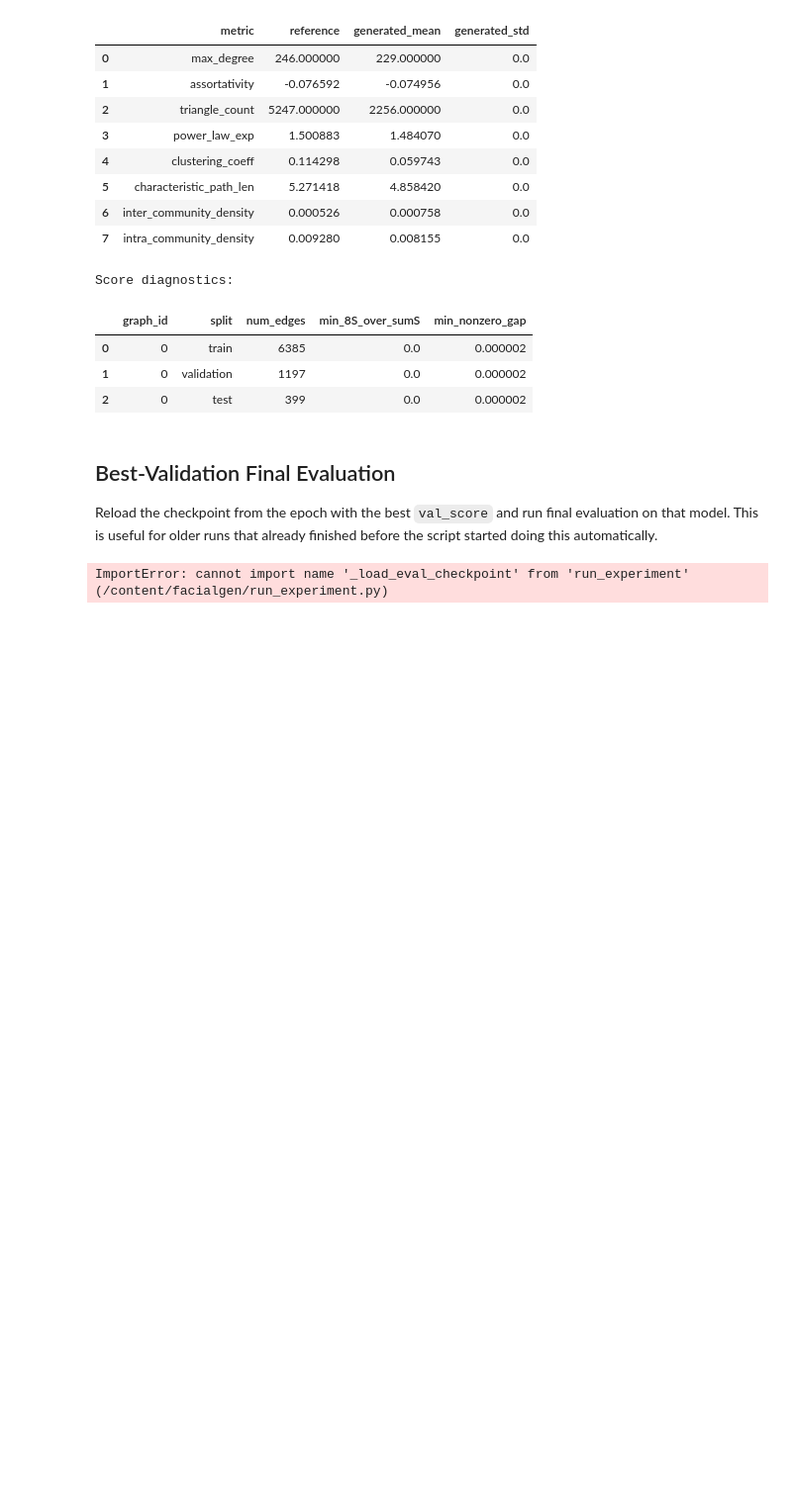
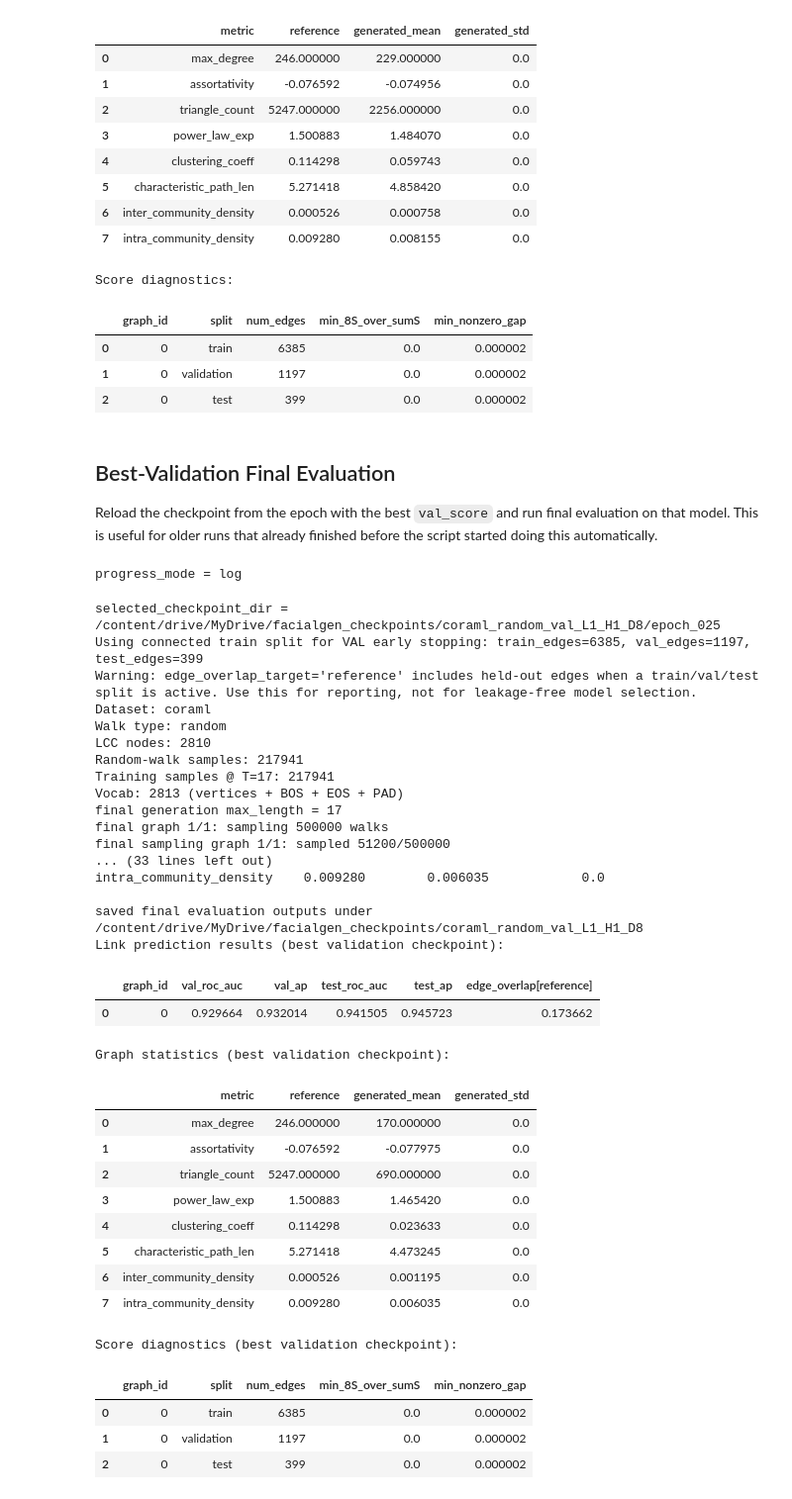
Before and after one commit to rbmuk/facialgen, a Jupyter notebook: run_experiment_notebook.ipynb, the cells around one changed output. Shown at 99% size. Saved outputs shown, nothing was run; the diff lists cells and outputs as text; code cells hidden in the pictures; blank space fills up the shorter version.

```diff
--- a/run_experiment_notebook.ipynb
+++ b/run_experiment_notebook.ipynb
@@ -103,6 +112,7 @@ args = SimpleNamespace(
     early_stop_patience=20,
     early_stop_min_delta=0.0,
     val_fraction=0.15,
+    train_fraction=None,
     test_fraction=0.05,
     split_seed=123,
     eval_generated_walks=100_000,
@@ -318,36 +328,76 @@ Score diagnostics:
 
 Reload the checkpoint from the epoch with the best `val_score` and run final evaluation on that model. This is useful for older runs that already finished before the script started doing this automatically.
 # %%
-from facialgen.train import build_training_objects
-from run_experiment import _load_history, _load_eval_checkpoint, run_final_evaluation
+import facialgen.train as train_mod
+import run_experiment as run_experiment_mod
+
+build_training_objects = train_mod.build_training_objects
+_load_history = run_experiment_mod._load_history
+_load_eval_checkpoint = run_experiment_mod._load_eval_checkpoint
+run_final_evaluation = run_experiment_mod.run_final_evaluation
 
 run_dir = Path(args.save_dir)
 if not run_dir.exists():
     raise RuntimeError(f'Run directory does not exist: {run_dir}')
 
+print('progress_mode =', getattr(args, 'progress_mode', 'tqdm'))
 history = _load_history(run_dir)
 best_model, best_checkpoint_dir = _load_eval_checkpoint(
     run_dir,
     history,
     prefer_best_val=(str(getattr(args, 'early_stop_mode', 'none')) == 'val'),
 )
-print('best_or_eval_checkpoint_dir =', best_checkpoint_dir)
+print('selected_checkpoint_dir =', best_checkpoint_dir)
 
 _, _, _, eval_info = build_training_objects(args)
 lp_table_best, stats_table_best, diag_table_best = run_final_evaluation(
     args,
     model=best_model,
     eval_info=eval_info,
     checkpoint_dir=best_checkpoint_dir,
 )
 
 print('Link prediction results (best validation checkpoint):')
 display(lp_table_best)
 
 print('Graph statistics (best validation checkpoint):')
 display(stats_table_best)
 
 print('Score diagnostics (best validation checkpoint):')
 display(diag_table_best)
 # %% [output]
-ImportError: cannot import name '_load_eval_checkpoint' from 'run_experiment' (/content/facialgen/run_experiment.py)
+progress_mode = log
+selected_checkpoint_dir = /content/drive/MyDrive/facialgen_checkpoints/coraml_random_val_L1_H1_D8/epoch_025
+Using connected train split for VAL early stopping: train_edges=6385, val_edges=1197, test_edges=399
+Warning: edge_overlap_target='reference' includes held-out edges when a train/val/test split is active. Use this for reporting, not for leakage-free model selection.
+Dataset: coraml
+Walk type: random
+LCC nodes: 2810
+Random-walk samples: 217941
+Training samples @ T=17: 217941
+Vocab: 2813 (vertices + BOS + EOS + PAD)
+final generation max_length = 17
+final graph 1/1: sampling 500000 walks
+final sampling graph 1/1: sampled 51200/500000
+... (33 lines left out)
+intra_community_density    0.009280        0.006035            0.0
+
+saved final evaluation outputs under /content/drive/MyDrive/facialgen_checkpoints/coraml_random_val_L1_H1_D8
+Link prediction results (best validation checkpoint):
+|  | graph_id | val_roc_auc | val_ap | test_roc_auc | test_ap | edge_overlap[reference] |
+| 0 | 0 | 0.929664 | 0.932014 | 0.941505 | 0.945723 | 0.173662 |
+Graph statistics (best validation checkpoint):
+|  | metric | reference | generated_mean | generated_std |
+| 0 | max_degree | 246.000000 | 170.000000 | 0.0 |
+| 1 | assortativity | -0.076592 | -0.077975 | 0.0 |
+| 2 | triangle_count | 5247.000000 | 690.000000 | 0.0 |
+| 3 | power_law_exp | 1.500883 | 1.465420 | 0.0 |
+| 4 | clustering_coeff | 0.114298 | 0.023633 | 0.0 |
+| 5 | characteristic_path_len | 5.271418 | 4.473245 | 0.0 |
+| 6 | inter_community_density | 0.000526 | 0.001195 | 0.0 |
+| 7 | intra_community_density | 0.009280 | 0.006035 | 0.0 |
+Score diagnostics (best validation checkpoint):
+|  | graph_id | split | num_edges | min_8S_over_sumS | min_nonzero_gap |
+| 0 | 0 | train | 6385 | 0.0 | 0.000002 |
+| 1 | 0 | validation | 1197 | 0.0 | 0.000002 |
+| 2 | 0 | test | 399 | 0.0 | 0.000002 |
```
Also changed, not shown: parts of 1 cell of this notebook, 5 other files.
